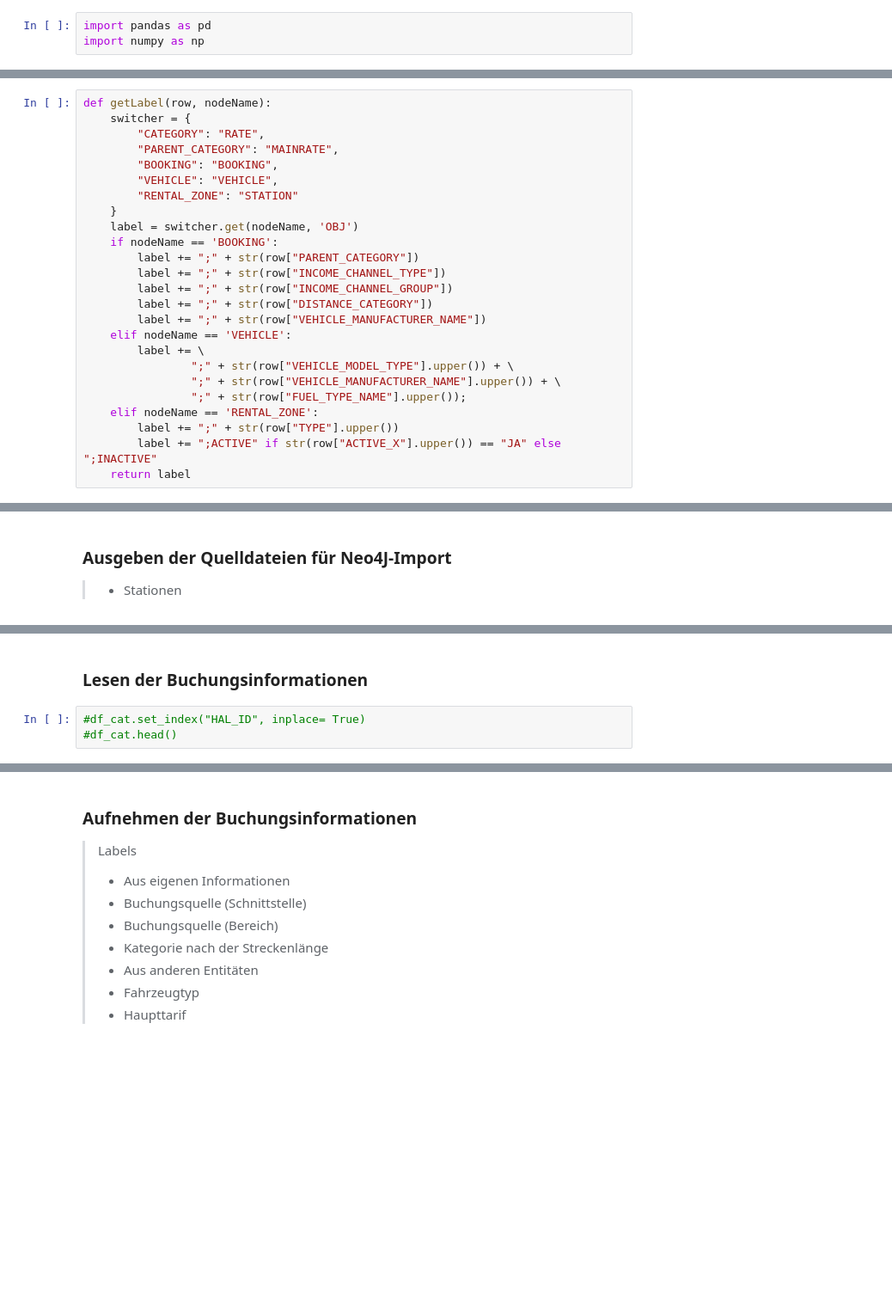
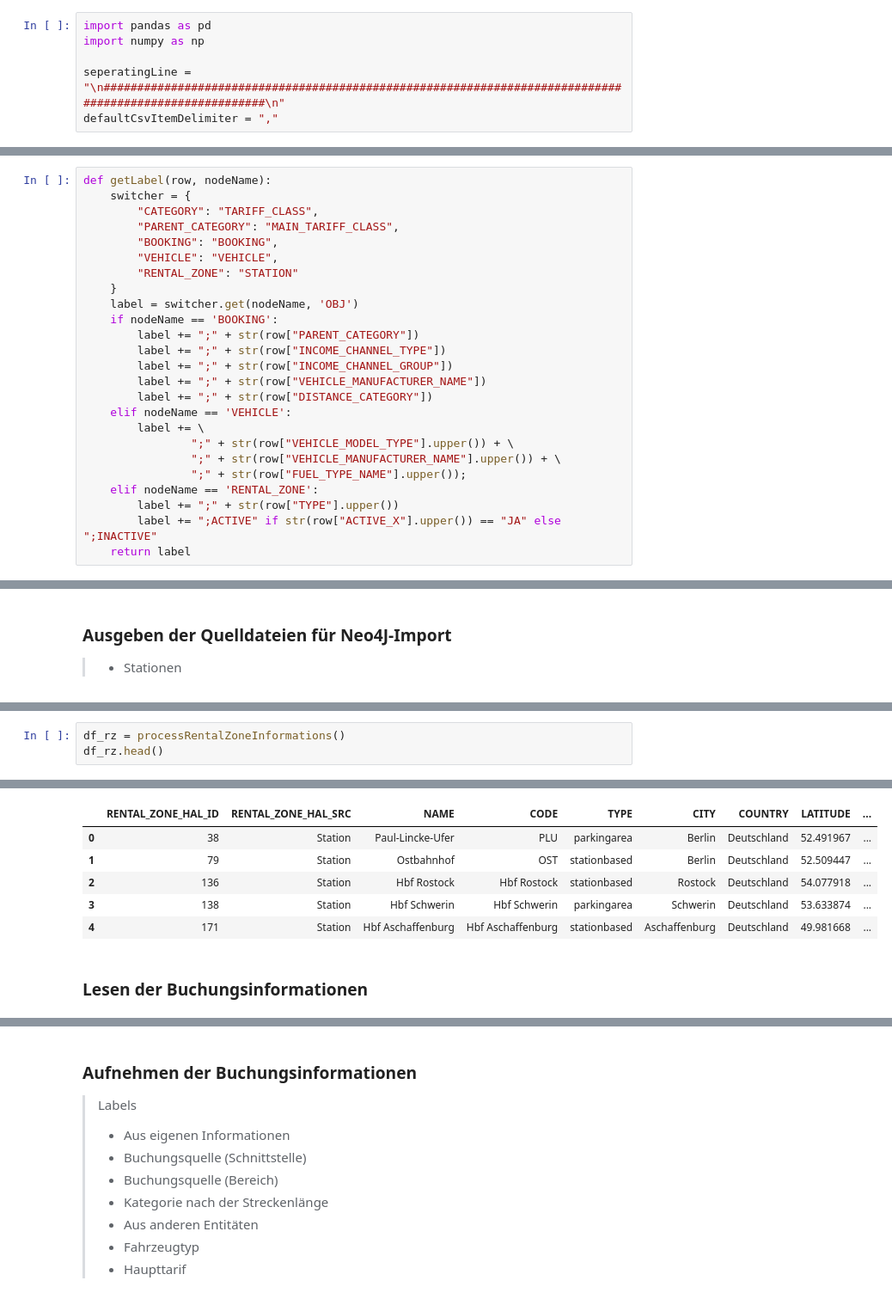
Before and after one commit to lkmsk/OpenDataToNeo4J, a Jupyter notebook: DB_OpenData/Carsharing_Data.ipynb, the cells around one changed output, grey strips where cells are left out. Shown: that part at 86% size. Saved outputs shown, nothing was run; the diff lists cells and outputs as text; blank space fills up the shorter version.

```diff
--- a/DB_OpenData/Carsharing_Data.ipynb
+++ b/DB_OpenData/Carsharing_Data.ipynb
@@ -34,6 +34,9 @@ Entscheidungen
 # %%
 import pandas as pd
 import numpy as np
+
+seperatingLine = "\n########################################################################################################\n"
+defaultCsvItemDelimiter = ","
 # %%
 def writeDsvFile(df, typeName, delimiter, columnsList, headerList):
     filename = './output/' + typeName + '.dsv'
@@ -54,8 +57,8 @@ def trimName(longName):
 # %%
 def getLabel(row, nodeName):
     switcher = {
-        "CATEGORY": "RATE",
-        "PARENT_CATEGORY": "MAINRATE",
+        "CATEGORY": "TARIFF_CLASS",
+        "PARENT_CATEGORY": "MAIN_TARIFF_CLASS",
         "BOOKING": "BOOKING",
         "VEHICLE": "VEHICLE",
         "RENTAL_ZONE": "STATION"
@@ -65,8 +68,8 @@ def getLabel(row, nodeName):
         label += ";" + str(row["PARENT_CATEGORY"])
         label += ";" + str(row["INCOME_CHANNEL_TYPE"])
         label += ";" + str(row["INCOME_CHANNEL_GROUP"])
+        label += ";" + str(row["VEHICLE_MANUFACTURER_NAME"])
         label += ";" + str(row["DISTANCE_CATEGORY"])
-        label += ";" + str(row["VEHICLE_MANUFACTURER_NAME"])
     elif nodeName == 'VEHICLE':
         label += \
                 ";" + str(row["VEHICLE_MODEL_TYPE"].upper()) + \
@@ -446,0 +470,4 @@ writeDsvFile(df_stations, 'rentalZones', '|', \
+# %%
+df_rz = processRentalZoneInformations()
+df_rz.head()
+# %% [output]
@@ -447,5 +491,8 @@ writeDsvFile(df_stations, 'rentalZones', '|', \
+|  | RENTAL_ZONE_HAL_ID | RENTAL_ZONE_HAL_SRC | NAME | CODE | TYPE | CITY | COUNTRY | LATITUDE | ... |
+| 0 | 38 | Station | Paul-Lincke-Ufer | PLU | parkingarea | Berlin | Deutschland | 52.491967 | ... |
+| 1 | 79 | Station | Ostbahnhof | OST | stationbased | Berlin | Deutschland | 52.509447 | ... |
+| 2 | 136 | Station | Hbf Rostock | Hbf Rostock | stationbased | Rostock | Deutschland | 54.077918 | ... |
+| 3 | 138 | Station | Hbf Schwerin | Hbf Schwerin | parkingarea | Schwerin | Deutschland | 53.633874 | ... |
+| 4 | 171 | Station | Hbf Aschaffenburg | Hbf Aschaffenburg | stationbased | Aschaffenburg | Deutschland | 49.981668 | ... |
 # %% [markdown]
 ### Lesen der Buchungsinformationen
-# %%
-#df_cat.set_index("HAL_ID", inplace= True)
-#df_cat.head()
```
Also changed, not shown: parts of 64 cells of this notebook.
